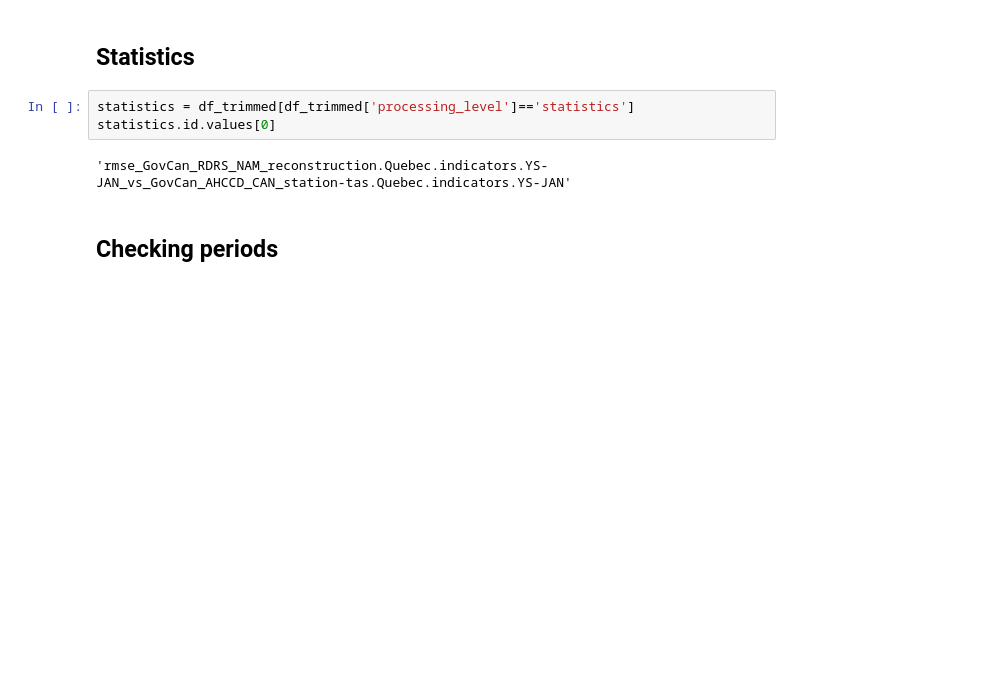
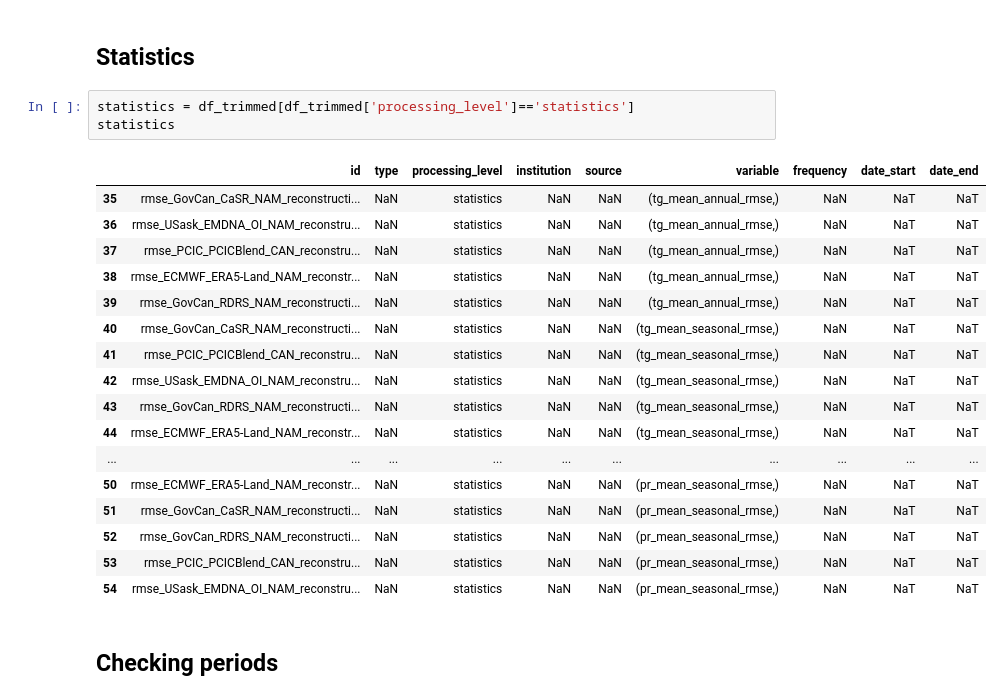
Before and after one commit to Ouranosinc/obsflow, a Jupyter notebook: notebooks/dataset_exploration.ipynb, the cells around one changed output. Cells and saved outputs as stored; diff of their text form; blank space fills up the shorter version.

```diff
--- a/notebooks/dataset_exploration.ipynb
+++ b/notebooks/dataset_exploration.ipynb
@@ -99,9 +96,25 @@ climatology
 ## Statistics
 # %%
 statistics = df_trimmed[df_trimmed['processing_level']=='statistics']
-statistics.id.values[0]
+statistics
 # %% [output]
-'rmse_GovCan_RDRS_NAM_reconstruction.Quebec.indicators.YS-JAN_vs_GovCan_AHCCD_CAN_station-tas.Quebec.indicators.YS-JAN'
+|  | id | type | processing_level | institution | source | variable | frequency | date_start | date_end |
+| 35 | rmse_GovCan_CaSR_NAM_reconstructi... | NaN | statistics | NaN | NaN | (tg_mean_annual_rmse,) | NaN | NaT | NaT |
+| 36 | rmse_USask_EMDNA_OI_NAM_reconstru... | NaN | statistics | NaN | NaN | (tg_mean_annual_rmse,) | NaN | NaT | NaT |
+| 37 | rmse_PCIC_PCICBlend_CAN_reconstru... | NaN | statistics | NaN | NaN | (tg_mean_annual_rmse,) | NaN | NaT | NaT |
+| 38 | rmse_ECMWF_ERA5-Land_NAM_reconstr... | NaN | statistics | NaN | NaN | (tg_mean_annual_rmse,) | NaN | NaT | NaT |
+| 39 | rmse_GovCan_RDRS_NAM_reconstructi... | NaN | statistics | NaN | NaN | (tg_mean_annual_rmse,) | NaN | NaT | NaT |
+| 40 | rmse_GovCan_CaSR_NAM_reconstructi... | NaN | statistics | NaN | NaN | (tg_mean_seasonal_rmse,) | NaN | NaT | NaT |
+| 41 | rmse_PCIC_PCICBlend_CAN_reconstru... | NaN | statistics | NaN | NaN | (tg_mean_seasonal_rmse,) | NaN | NaT | NaT |
+| 42 | rmse_USask_EMDNA_OI_NAM_reconstru... | NaN | statistics | NaN | NaN | (tg_mean_seasonal_rmse,) | NaN | NaT | NaT |
+| 43 | rmse_GovCan_RDRS_NAM_reconstructi... | NaN | statistics | NaN | NaN | (tg_mean_seasonal_rmse,) | NaN | NaT | NaT |
+| 44 | rmse_ECMWF_ERA5-Land_NAM_reconstr... | NaN | statistics | NaN | NaN | (tg_mean_seasonal_rmse,) | NaN | NaT | NaT |
+| ... | ... | ... | ... | ... | ... | ... | ... | ... | ... |
+| 50 | rmse_ECMWF_ERA5-Land_NAM_reconstr... | NaN | statistics | NaN | NaN | (pr_mean_seasonal_rmse,) | NaN | NaT | NaT |
+| 51 | rmse_GovCan_CaSR_NAM_reconstructi... | NaN | statistics | NaN | NaN | (pr_mean_seasonal_rmse,) | NaN | NaT | NaT |
+| 52 | rmse_GovCan_RDRS_NAM_reconstructi... | NaN | statistics | NaN | NaN | (pr_mean_seasonal_rmse,) | NaN | NaT | NaT |
+| 53 | rmse_PCIC_PCICBlend_CAN_reconstru... | NaN | statistics | NaN | NaN | (pr_mean_seasonal_rmse,) | NaN | NaT | NaT |
+| 54 | rmse_USask_EMDNA_OI_NAM_reconstru... | NaN | statistics | NaN | NaN | (pr_mean_seasonal_rmse,) | NaN | NaT | NaT |
 # %% [markdown]
 ## Checking periods
 # %%
```
Also changed, not shown: parts of 6 cells of this notebook.
